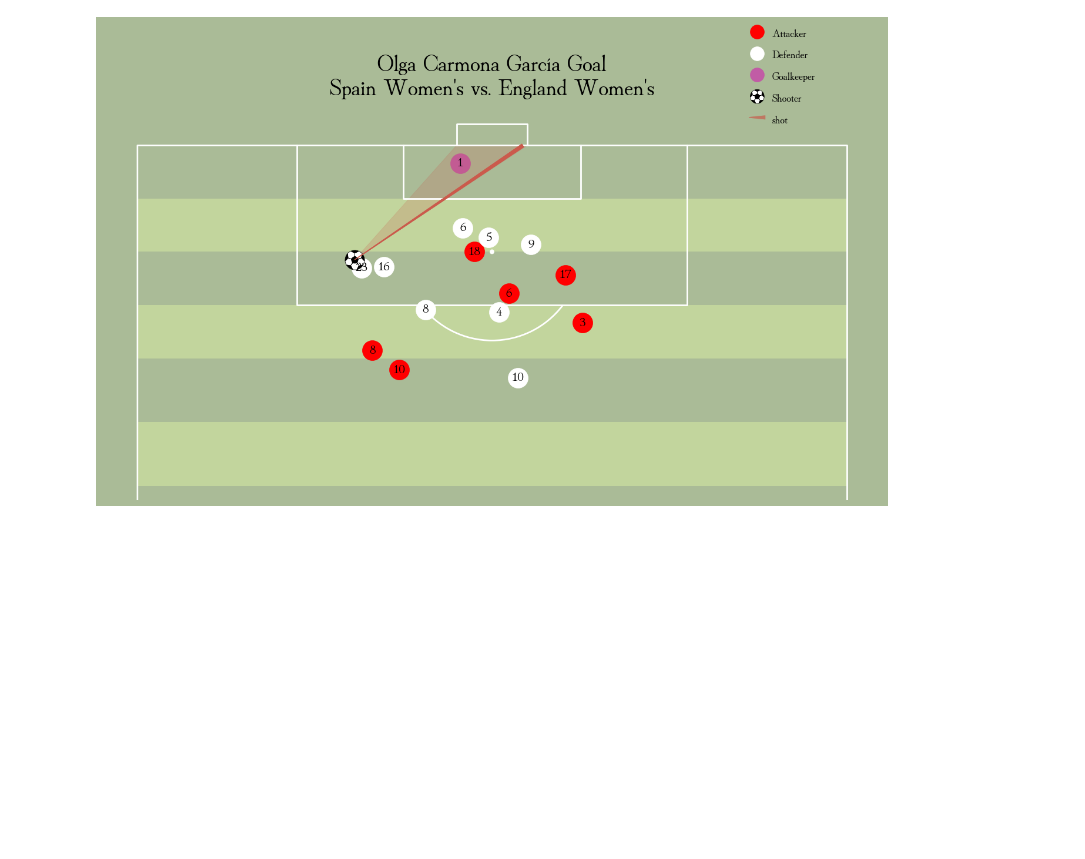
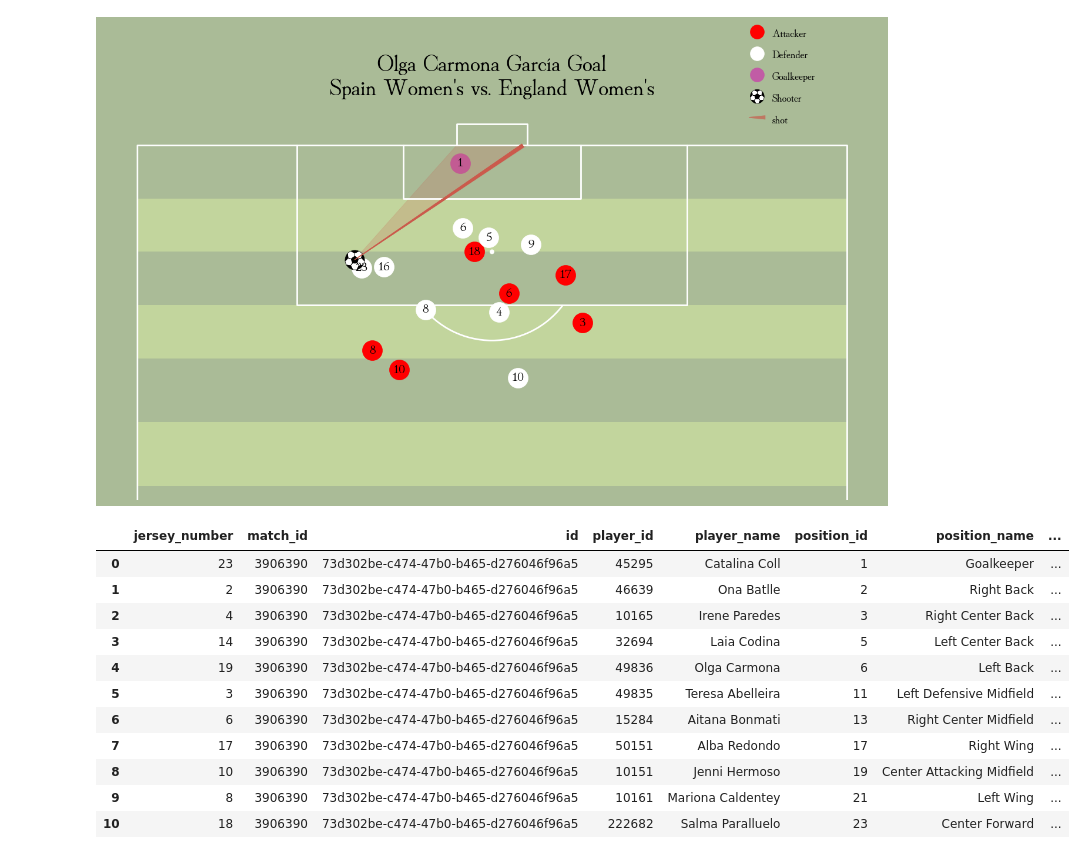
Before and after one commit to FrancescoTrasforini/2023WomenWorldCup-Analysis, a Jupyter notebook: StatsBomb-Women_World_Cup_Analysis.ipynb, the cells around one changed output. Saved outputs shown, nothing was run; the diff lists cells and outputs as text; code cells hidden in the pictures; blank space fills up the shorter version.

```diff
--- a/StatsBomb-Women_World_Cup_Analysis.ipynb
+++ b/StatsBomb-Women_World_Cup_Analysis.ipynb
@@ -588,0 +583,22 @@ plt.show()  # If you are using a Jupyter notebook you do not need this line
+# %%
+# Add the abbreviated player position to the players dataframe
+
+formation_dict = {1: 'GK', 2: 'RB', 3: 'RCB', 4: 'CB', 5: 'LCB', 6: 'LB', 7: 'RWB',
+                  8: 'LWB', 9: 'RDM', 10: 'CDM', 11: 'LDM', 12: 'RM', 13: 'RCM',
+                  14: 'CM', 15: 'LCM', 16: 'LM', 17: 'RW', 18: 'RAM', 19: 'CAM',
+                  20: 'LAM', 21: 'LW', 22: 'RCF', 23: 'ST', 24: 'LCF', 25: 'SS'}
+spain_starting_xi['position_abbreviation'] = spain_starting_xi.position_id.map(formation_dict)
+spain_starting_xi
+# %% [output]
+|  | jersey_number | match_id | id | player_id | player_name | position_id | position_name | ... |
+| 0 | 23 | 3906390 | 73d302be-c474-47b0-b465-d276046f96a5 | 45295 | Catalina Coll | 1 | Goalkeeper | ... |
+| 1 | 2 | 3906390 | 73d302be-c474-47b0-b465-d276046f96a5 | 46639 | Ona Batlle | 2 | Right Back | ... |
+| 2 | 4 | 3906390 | 73d302be-c474-47b0-b465-d276046f96a5 | 10165 | Irene Paredes | 3 | Right Center Back | ... |
+| 3 | 14 | 3906390 | 73d302be-c474-47b0-b465-d276046f96a5 | 32694 | Laia Codina | 5 | Left Center Back | ... |
+| 4 | 19 | 3906390 | 73d302be-c474-47b0-b465-d276046f96a5 | 49836 | Olga Carmona | 6 | Left Back | ... |
+| 5 | 3 | 3906390 | 73d302be-c474-47b0-b465-d276046f96a5 | 49835 | Teresa Abelleira | 11 | Left Defensive Midfield | ... |
+| 6 | 6 | 3906390 | 73d302be-c474-47b0-b465-d276046f96a5 | 15284 | Aitana Bonmati | 13 | Right Center Midfield | ... |
+| 7 | 17 | 3906390 | 73d302be-c474-47b0-b465-d276046f96a5 | 50151 | Alba Redondo | 17 | Right Wing | ... |
+| 8 | 10 | 3906390 | 73d302be-c474-47b0-b465-d276046f96a5 | 10151 | Jenni Hermoso | 19 | Center Attacking Midfield | ... |
+| 9 | 8 | 3906390 | 73d302be-c474-47b0-b465-d276046f96a5 | 10161 | Mariona Caldentey | 21 | Left Wing | ... |
+| 10 | 18 | 3906390 | 73d302be-c474-47b0-b465-d276046f96a5 | 222682 | Salma Paralluelo | 23 | Center Forward | ... |
```
Also changed, not shown: parts of 16 cells of this notebook.
